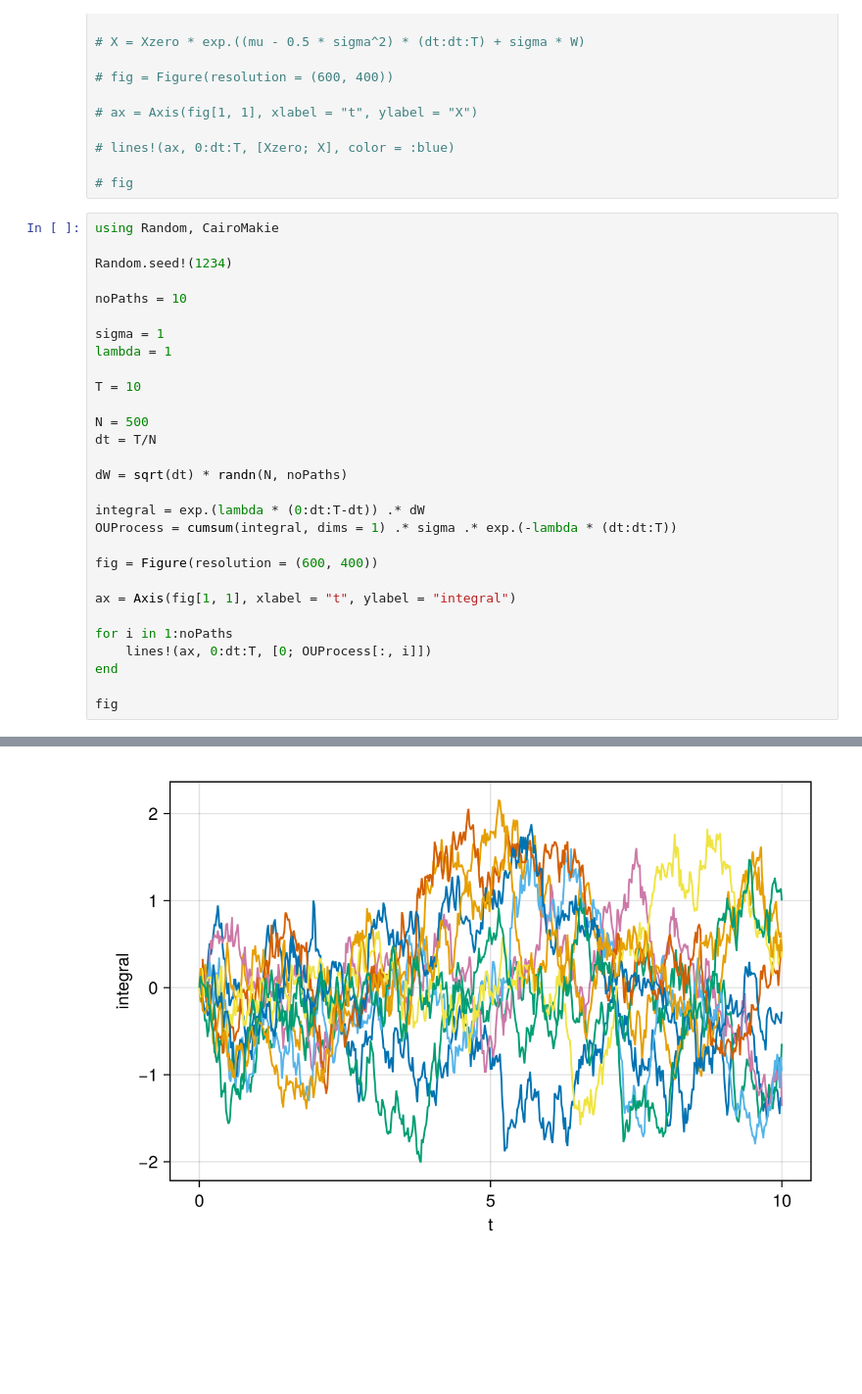
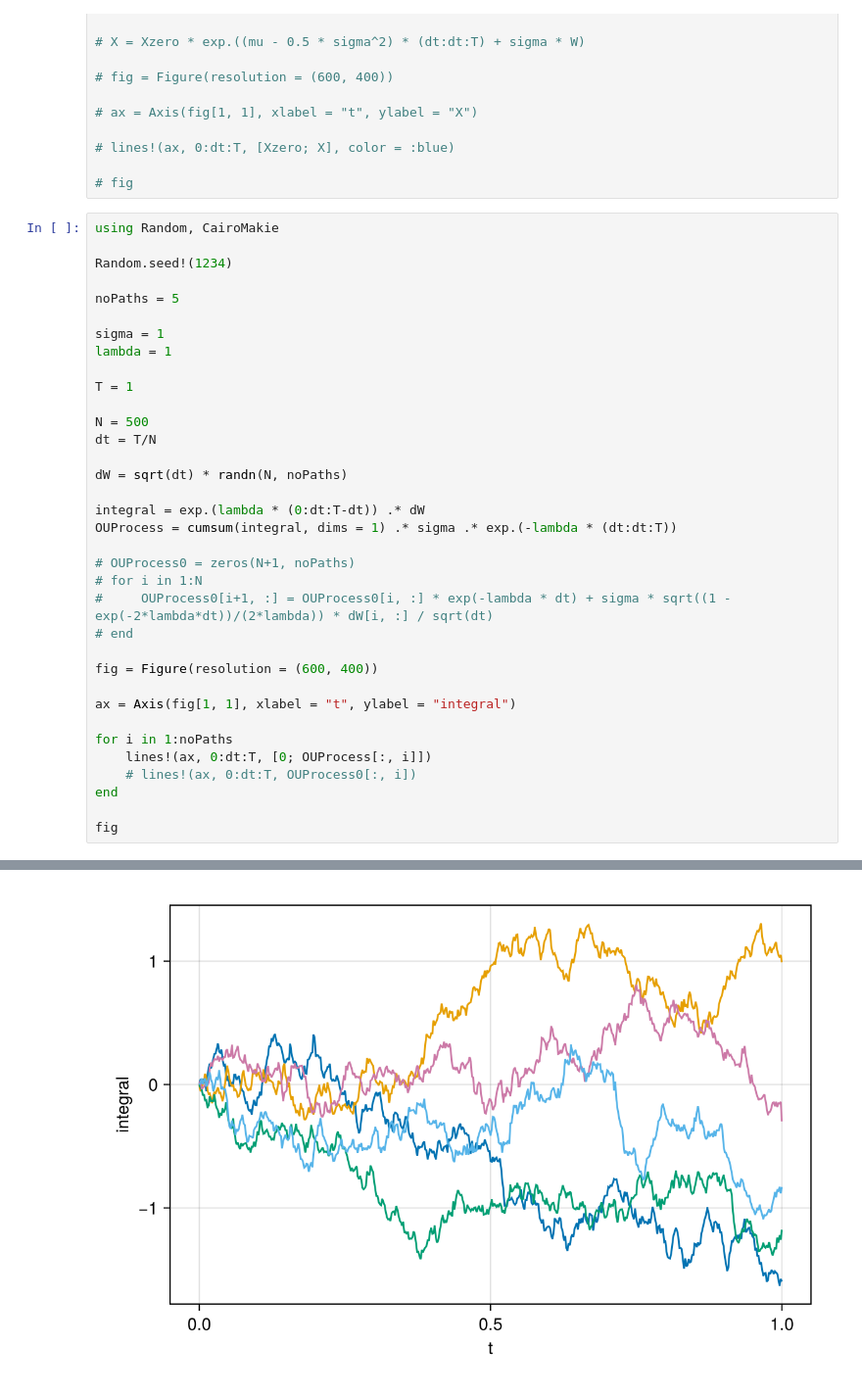
Before and after one commit to nhattan417/HighamNumericalSDEJulia, a Jupyter notebook: chapter6/p6-1.ipynb, the cells around one changed output, grey strips where cells are left out. Shown: that part at 98% size. Saved outputs shown, nothing was run; the diff lists cells and outputs as text; blank space fills up the shorter version.

```diff
--- a/chapter6/p6-1.ipynb
+++ b/chapter6/p6-1.ipynb
@@ -49,33 +49,39 @@ Status `C:\Users\nguye\Downloads\HighamNumericalSDEJulia\chapter6\Project.toml`
 # %%
 using Random, CairoMakie
 
 Random.seed!(1234)
 
-noPaths = 10
+noPaths = 5
 
 sigma = 1
 lambda = 1
 
-T = 10
+T = 1
 
 N = 500
 dt = T/N
 
 dW = sqrt(dt) * randn(N, noPaths)
 
 integral = exp.(lambda * (0:dt:T-dt)) .* dW
 OUProcess = cumsum(integral, dims = 1) .* sigma .* exp.(-lambda * (dt:dt:T))
 
+# OUProcess0 = zeros(N+1, noPaths)
+# for i in 1:N
+#     OUProcess0[i+1, :] = OUProcess0[i, :] * exp(-lambda * dt) + sigma * sqrt((1 - exp(-2*lambda*dt))/(2*lambda)) * dW[i, :] / sqrt(dt)
+# end
+
 fig = Figure(resolution = (600, 400))
 
 ax = Axis(fig[1, 1], xlabel = "t", ylabel = "integral")
 
 for i in 1:noPaths
     lines!(ax, 0:dt:T, [0; OUProcess[:, i]])
+    # lines!(ax, 0:dt:T, OUProcess0[:, i])
 end
 
 fig
 # %% [output]
 ┌ Warning: Found `resolution` in the theme when creating a `Scene`. The `resolution` keyword for `Scene`s and `Figure`s has been deprecated. Use `Figure(; size = ...` or `Scene(; size = ...)` instead, ...
 └ @ Makie C:\Users\nguye\.julia\packages\Makie\rEu75\src\scenes.jl:227
-[figure, old version]
+[figure, new version]
```
Also changed, not shown: 2 other files.
